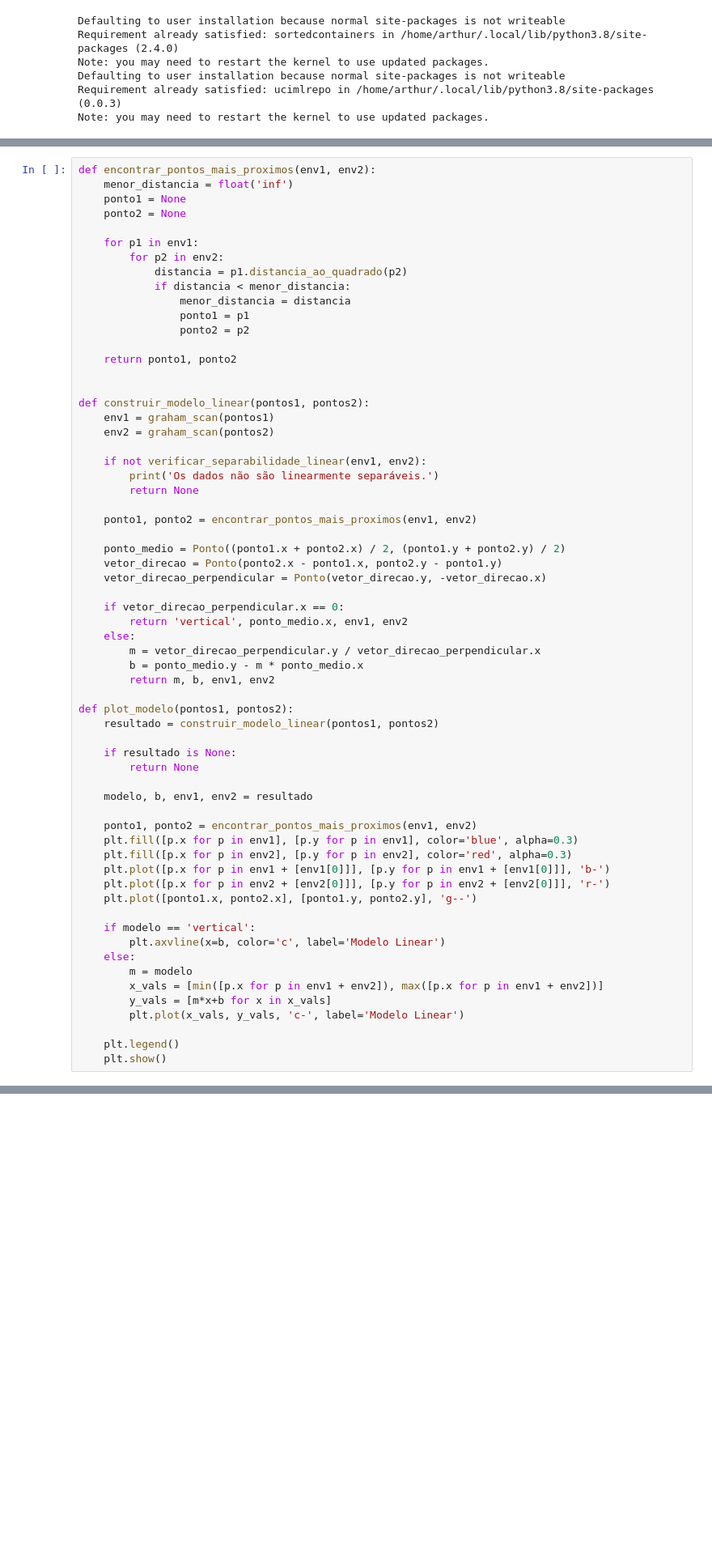
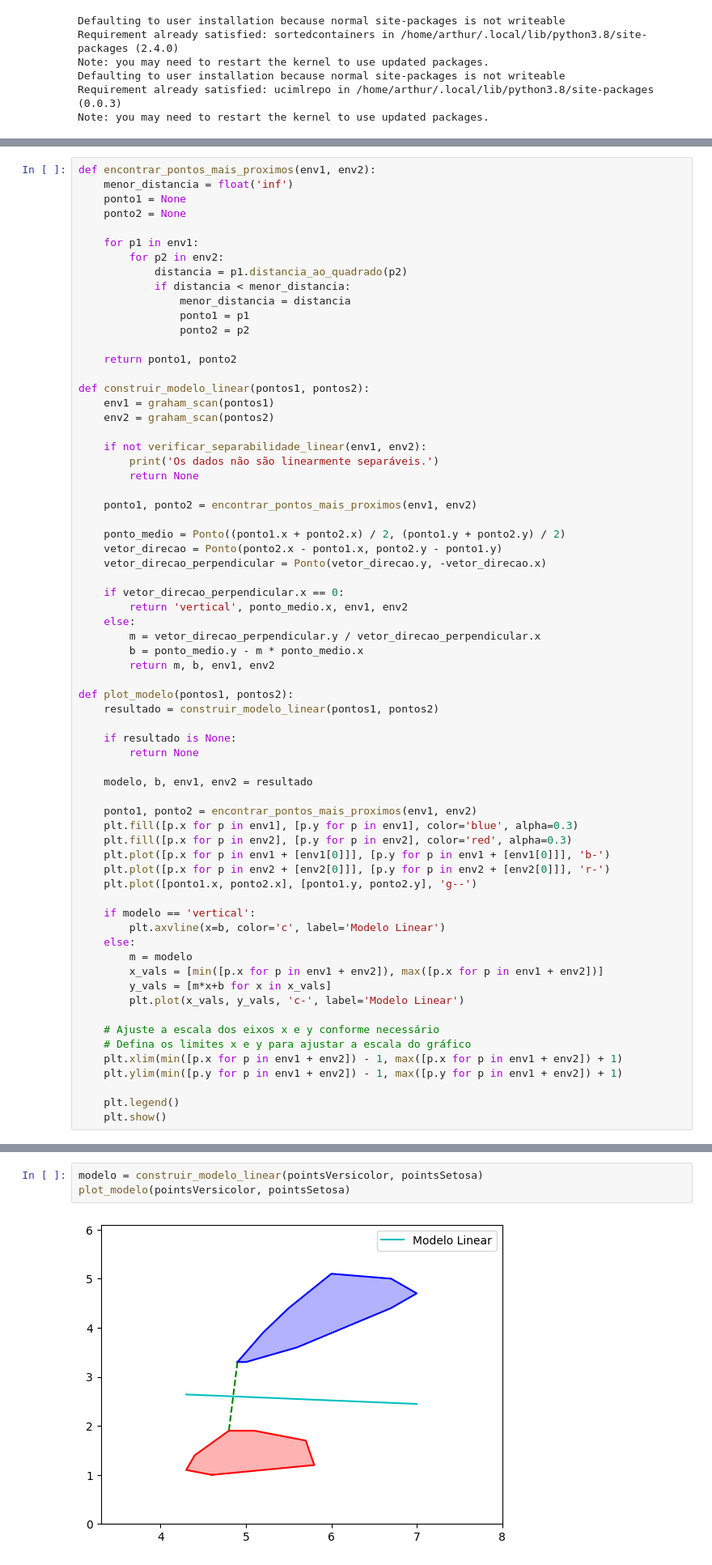
Before and after one commit to marcelomrad/Classificador_Linear, a Jupyter notebook: main.ipynb, the cells around one changed output, grey strips where cells are left out. Shown at 81% size. Saved outputs shown, nothing was run; the diff lists cells and outputs as text; blank space fills up the shorter version.

```diff
--- a/main.ipynb
+++ b/main.ipynb
@@ -279,7 +279,6 @@ def encontrar_pontos_mais_proximos(env1, env2):
                 ponto2 = p2
 
     return ponto1, ponto2
-
 
 def construir_modelo_linear(pontos1, pontos2):
     env1 = graham_scan(pontos1)
@@ -325,6 +324,11 @@ def plot_modelo(pontos1, pontos2):
         y_vals = [m*x+b for x in x_vals]
         plt.plot(x_vals, y_vals, 'c-', label='Modelo Linear')
 
+    # Ajuste a escala dos eixos x e y conforme necessário
+    # Defina os limites x e y para ajustar a escala do gráfico
+    plt.xlim(min([p.x for p in env1 + env2]) - 1, max([p.x for p in env1 + env2]) + 1)
+    plt.ylim(min([p.y for p in env1 + env2]) - 1, max([p.y for p in env1 + env2]) + 1)
+
     plt.legend()
     plt.show()
 # %%
@@ -603,0 +537,5 @@ Os dados não são linearmente separáveis.
+# %%
+modelo = construir_modelo_linear(pointsVersicolor, pointsSetosa)
+plot_modelo(pointsVersicolor, pointsSetosa)
+# %% [output]
+[figure, added]
```
Also changed, not shown: parts of 23 cells of this notebook.
